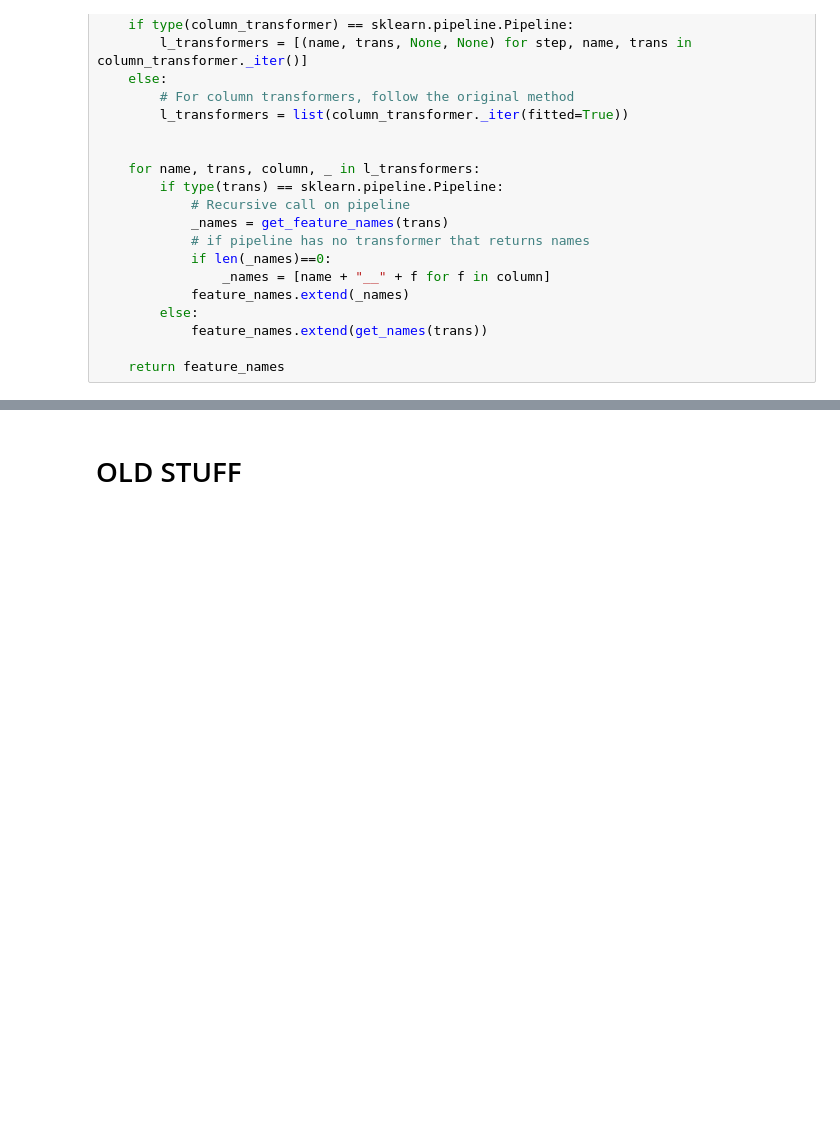
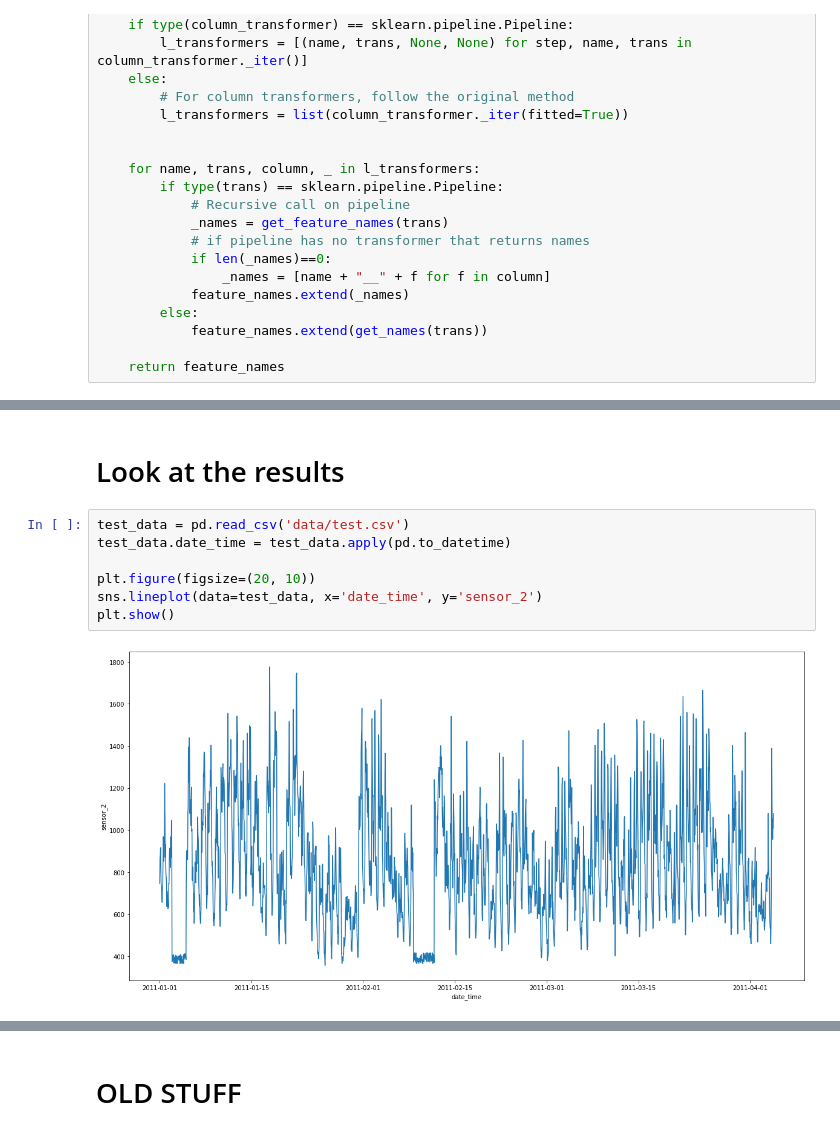
Before and after one commit to lokijota/kagglejota, a Jupyter notebook: Tabular Playground Series - Jul 2021 - Air Polution/modeltraining.ipynb, the cells around one changed output, grey strips where cells are left out. Drawn from its saved outputs; the diff is of its cells as text; blank space fills up the shorter version.

```diff
--- a/Tabular Playground Series - Jul 2021 - Air Polution/modeltraining.ipynb
+++ b/Tabular Playground Series - Jul 2021 - Air Polution/modeltraining.ipynb
@@ -230,0 +382,11 @@ data_to_save.shape
+# %% [markdown]
+# Look at the results
+# %%
+test_data = pd.read_csv('data/test.csv')
+test_data.date_time = test_data.apply(pd.to_datetime)
+
+plt.figure(figsize=(20, 10))
+sns.lineplot(data=test_data, x='date_time', y='sensor_2')
+plt.show()
+# %% [output]
+[figure, added]
```
Also changed, not shown: parts of 19 cells of this notebook, 2 other files.
